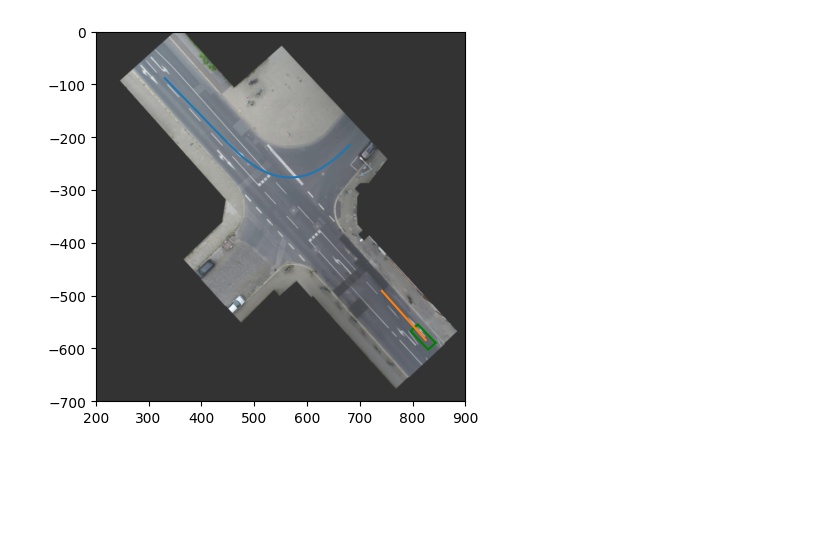
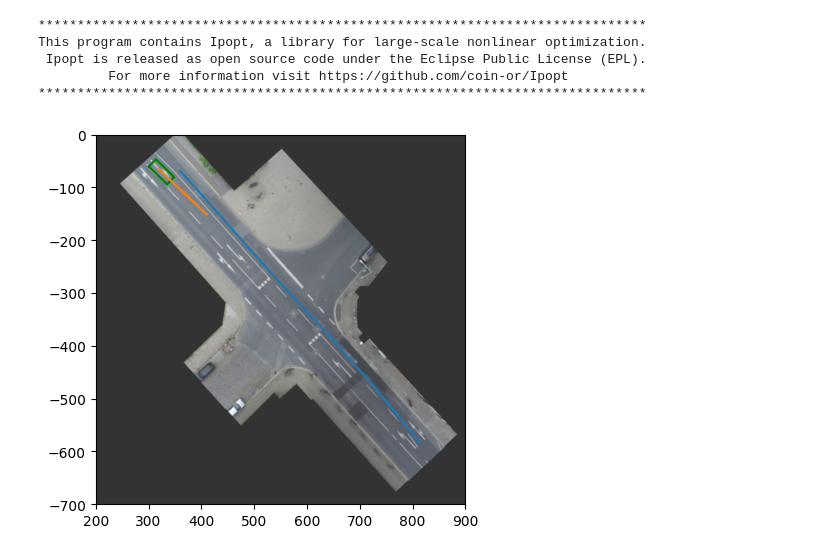
Before and after one commit to QDZHOU/FYP_Intent_Learning, a Jupyter notebook: src/inD_MPC/inD_MPC_proactive_risk.ipynb, the cells around one changed output. Saved outputs shown, nothing was run; the diff lists cells and outputs as text; code cells hidden in the pictures; blank space fills up the shorter version.

```diff
--- a/src/inD_MPC/inD_MPC_proactive_risk.ipynb
+++ b/src/inD_MPC/inD_MPC_proactive_risk.ipynb
@@ -10,6 +9,6 @@ from scipy.stats import multivariate_normal
 # %%
 data_id = "08"
-track_id  = 318
+track_id  = 29
 
 background_filepath = f"../../data/{data_id}_background.png"
 recordingMeta_filepath = f"../../data/{data_id}_recordingMeta.csv"
@@ -541,17 +638,17 @@ Param = {
     "delta_up": 0.7,
     "RefSpeed": 0,
     # 318
-    "RefPos": [347*image_to_real,-48*image_to_real,3*np.pi/4]
+    # "RefPos": [347*image_to_real,-48*image_to_real,3*np.pi/4]
     # 29
-    # "RefPos": [686*image_to_real,-208*image_to_real,np.pi/4]
+    "RefPos": [686*image_to_real,-208*image_to_real,np.pi/4]
     # 0
     # "RefPos": [446*image_to_real,-476*image_to_real,-3*np.pi/4]
 }
 
 # 318
-x_EV_initial = np.array([825*image_to_real, -584*image_to_real, 3*np.pi/4, 3, 0]) #bot
+# x_EV_initial = np.array([825*image_to_real, -584*image_to_real, 3*np.pi/4, 3, 0]) #bot
 # 29
-# x_EV_initial = np.array([319*image_to_real, -65*image_to_real, -np.pi/4, 3, 0])
+x_EV_initial = np.array([319*image_to_real, -65*image_to_real, -np.pi/4, 3, 0])
 # 0
 # x_EV_initial = np.array([681*image_to_real, -209*image_to_real, -3*np.pi/4, 3, 0])
 # %%
@@ -578,7 +834,7 @@ half_length_sv = real_to_image*sv_length / 2
 half_width_ev = real_to_image*Param["w_veh"] / 2
 half_length_ev = real_to_image*Param["l_veh"] / 2
 Simulation_time = N_Sam//6
-frame_length = Simulation_time + 30
+frame_length = Simulation_time + 100
 sv = track_id
 
 ax.imshow(img, alpha=0.8, extent=[0, img.shape[1], -img.shape[0], 0])
@@ -617,6 +873,7 @@ def update(frame):
     ax.set_ylim([-y_lim_0, -y_lim_1])
 
     global State_EV_R
+
     track_time = frame*6 - 50
     if track_time < sv_lifetime and track_time >= 0:
         x_acc = tracks_data[(tracks_data['trackId'] == sv) & (tracks_data['trackLifetime'] == track_time)]['xAcceleration'].to_numpy()
@@ -647,41 +904,42 @@ def update(frame):
         SV_position = np.vstack((x_center,y_center))
         SV_velocity = np.vstack((x_vel,y_vel))
         SV_yaw = np.radians(yaw)
-    U_R, trajectory_planning_k, J_R, Occupancy_SV_aug_R, risk = test_polytope.Return(SV_acc,SV_position,SV_velocity, SV_yaw, State_EV_R[:, frame])
+    U_R, trajectory_planning_k, J_R, Occupancy_SV_aug_R = test_polytope.Return(SV_acc,SV_position,SV_velocity,State_EV_R[:, frame])
     X_EV_Planning_R.append(trajectory_planning_k[0:2, 1].reshape(2, 1))
     State_EV_R[:, frame + 1] = trajectory_planning_k[:, 1]
 
     rad_yaw_sv = SV_yaw.item()
     rotation_matrix_sv = np.array([
         [np.cos(rad_yaw_sv), -np.sin(rad_yaw_sv)],
         [np.sin(rad_yaw_sv),  np.cos(rad_yaw_sv)]
     ])
     draw_vehicle(ax, corners_sv, rotation_matrix_sv, [SV_position[0]*real_to_image, SV_position[1]*real_to_image], 'b-')
 
     rad_yaw_ev = trajectory_planning_k[2, 1]
     rotation_matrix_ev = np.array([
         [np.cos(rad_yaw_ev), -np.sin(rad_yaw_ev)],
         [np.sin(rad_yaw_ev),  np.cos(rad_yaw_ev)]
     ])
     draw_vehicle(ax, corners_ev, rotation_matrix_ev, [State_EV_R[0, frame + 1]*real_to_image,
                                                     State_EV_R[1, frame + 1]*real_to_image], 'g-')
 
     for i in range(Param["N"]):
         occupancy = Polytope(Occupancy_SV_aug_R[i].A, Occupancy_SV_aug_R[i].b*real_to_image)
         occupancy.plot(color='b', alpha=0.3)
 
     ax.plot(SV_x*real_to_image, SV_y*real_to_image)
-    #print(trajectory_planning_k.shape)
     ax.plot(trajectory_planning_k[0]*real_to_image,trajectory_planning_k[1]*real_to_image)
-    # Drive_Area_visual.plot(color='r', alpha=0.2)
-    # for i in range(len(not_Drive_Area_visual)):
-    #     not_Drive_Area_visual[i].plot(color = 'black', alpha = 0.4)
 
 ani = FuncAnimation(fig, update, frames=range(0, frame_length), interval=100, repeat=False)
 #plt.show()
-ani.save("../../videos/inD_MPC_risk/inD_svturning_proactive_risk_simulation.mp4", writer='ffmpeg', fps=15)
+ani.save("../../videos/inD_MPC_risk/inD_svstraight_proactive_risk_simulation.mp4", writer='ffmpeg', fps=15)
 # %% [output]
+******************************************************************************
+This program contains Ipopt, a library for large-scale nonlinear optimization.
+ Ipopt is released as open source code under the Eclipse Public License (EPL).
+         For more information visit https://github.com/coin-or/Ipopt
+******************************************************************************
-[figure, old version]
+[figure, new version]
 # %%
 from IPython.display import Video
 
```
Also changed, not shown: parts of 9 cells of this notebook, 34 other files.
